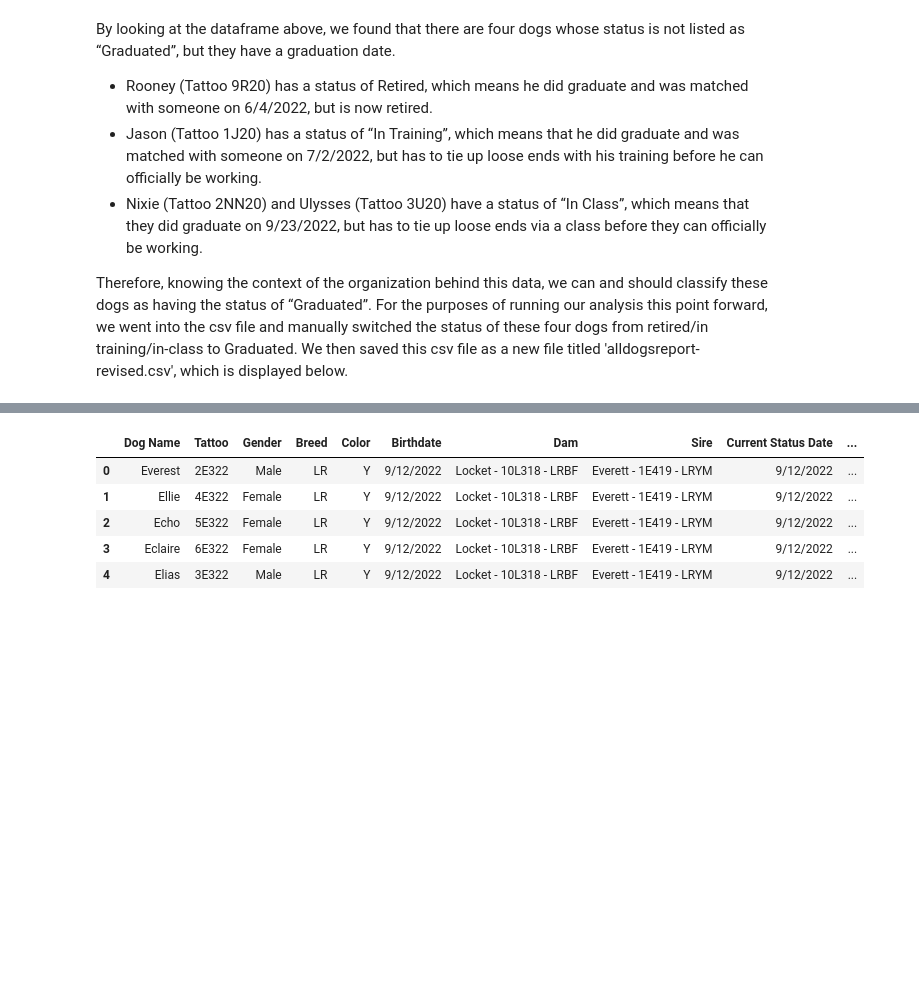
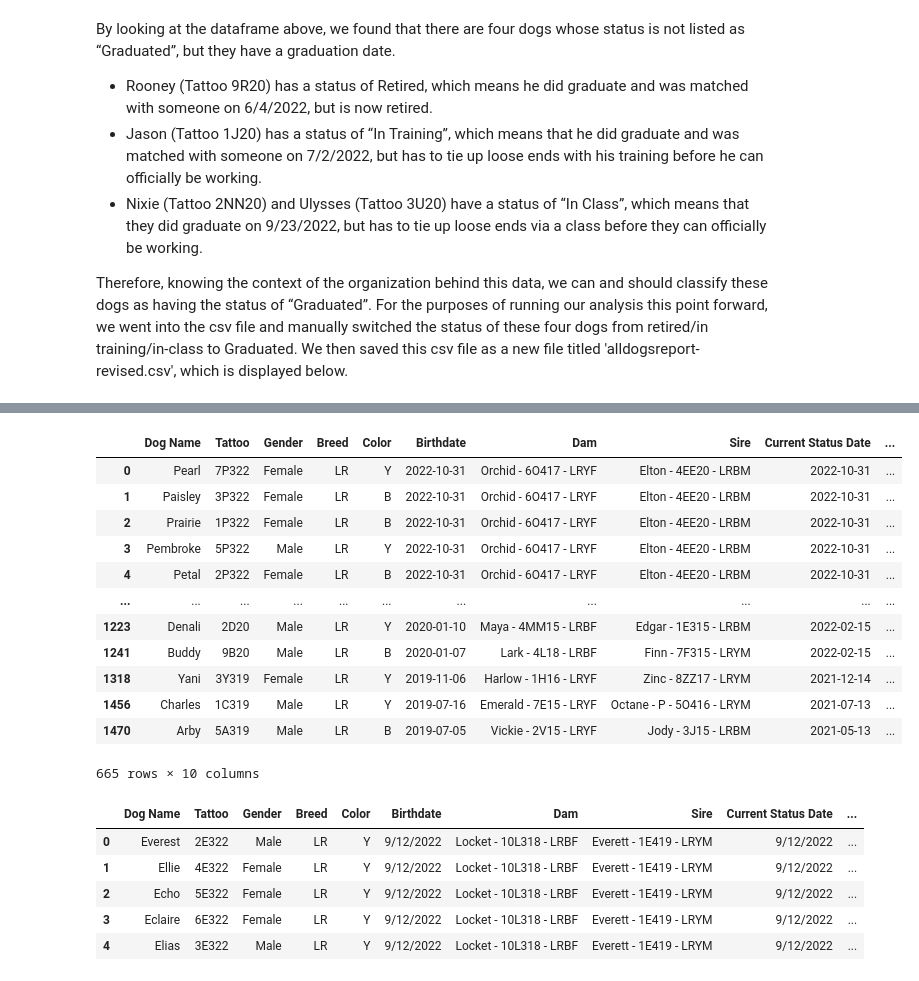
Before and after one commit to Julianna-Castlegrant/info2950-group-proj, a Jupyter notebook: finalproject/dogdata.ipynb, the cells around one changed output, grey strips where cells are left out. Drawn from its saved outputs; the diff is of its cells as text; code cells hidden in the pictures; blank space fills up the shorter version.

```diff
--- a/finalproject/dogdata.ipynb
+++ b/finalproject/dogdata.ipynb
@@ -102,0 +366,3 @@ Therefore, knowing the context of the organization behind this data, we can and
+# %%
+new_dogs_to_predict_df = new_dogs_dropcol_df.loc[(new_dogs_dropcol_df['Status']=='Too Young to Test') | (new_dogs_dropcol_df['Status']=='Ready for Puppy Raiser') | (new_dogs_dropcol_df['Status']=='Puppy Raising')  | (new_dogs_dropcol_df['Status']=='In Training')]
+new_dogs_to_predict_df.head()
@@ -102,0 +376,17 @@ Therefore, knowing the context of the organization behind this data, we can and
+# %%
+new_dogs_to_predict_df = new_dogs_to_predict_df.drop(columns = ['Pass_Fail'])
+new_dogs_to_predict_df
+# %% [output]
+|  | Dog Name | Tattoo | Gender | Breed | Color | Birthdate | Dam | Sire | Current Status Date | ... |
+| 0 | Pearl | 7P322 | Female | LR | Y | 2022-10-31 | Orchid - 6O417 - LRYF | Elton - 4EE20 - LRBM | 2022-10-31 | ... |
+| 1 | Paisley | 3P322 | Female | LR | B | 2022-10-31 | Orchid - 6O417 - LRYF | Elton - 4EE20 - LRBM | 2022-10-31 | ... |
+| 2 | Prairie | 1P322 | Female | LR | B | 2022-10-31 | Orchid - 6O417 - LRYF | Elton - 4EE20 - LRBM | 2022-10-31 | ... |
+| 3 | Pembroke | 5P322 | Male | LR | Y | 2022-10-31 | Orchid - 6O417 - LRYF | Elton - 4EE20 - LRBM | 2022-10-31 | ... |
+| 4 | Petal | 2P322 | Female | LR | B | 2022-10-31 | Orchid - 6O417 - LRYF | Elton - 4EE20 - LRBM | 2022-10-31 | ... |
+| ... | ... | ... | ... | ... | ... | ... | ... | ... | ... | ... |
+| 1223 | Denali | 2D20 | Male | LR | Y | 2020-01-10 | Maya - 4MM15 - LRBF | Edgar - 1E315 - LRBM | 2022-02-15 | ... |
+| 1241 | Buddy | 9B20 | Male | LR | B | 2020-01-07 | Lark - 4L18 - LRBF | Finn - 7F315 - LRYM | 2022-02-15 | ... |
+| 1318 | Yani | 3Y319 | Female | LR | Y | 2019-11-06 | Harlow - 1H16 - LRYF | Zinc - 8ZZ17 - LRYM | 2021-12-14 | ... |
+| 1456 | Charles | 1C319 | Male | LR | Y | 2019-07-16 | Emerald - 7E15 - LRYF | Octane - P - 5O416 - LRYM | 2021-07-13 | ... |
+| 1470 | Arby | 5A319 | Male | LR | B | 2019-07-05 | Vickie - 2V15 - LRYF | Jody - 3J15 - LRBM | 2021-05-13 | ... |
+665 rows × 10 columns
```
Also changed, not shown: parts of 36 cells of this notebook, 2 other files.
